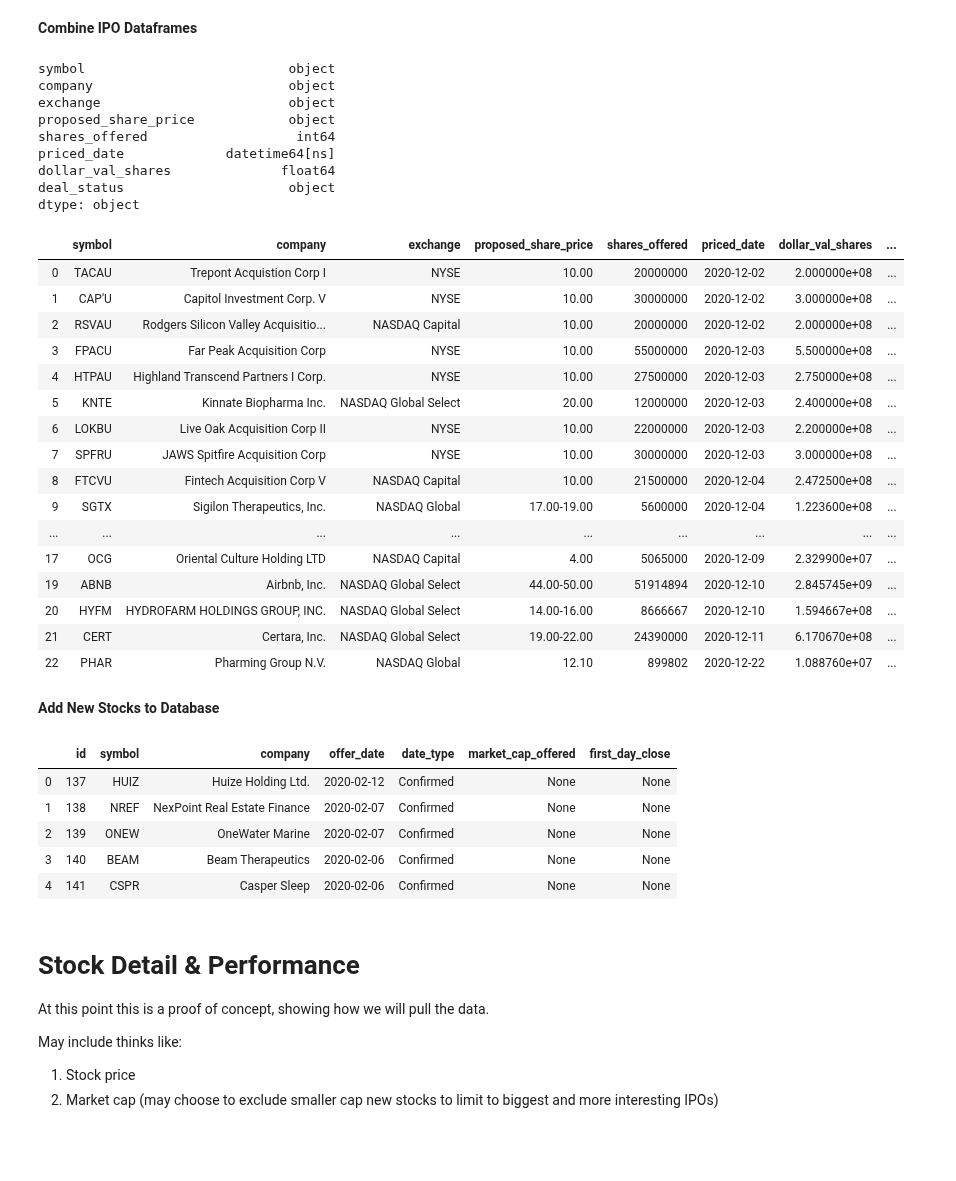
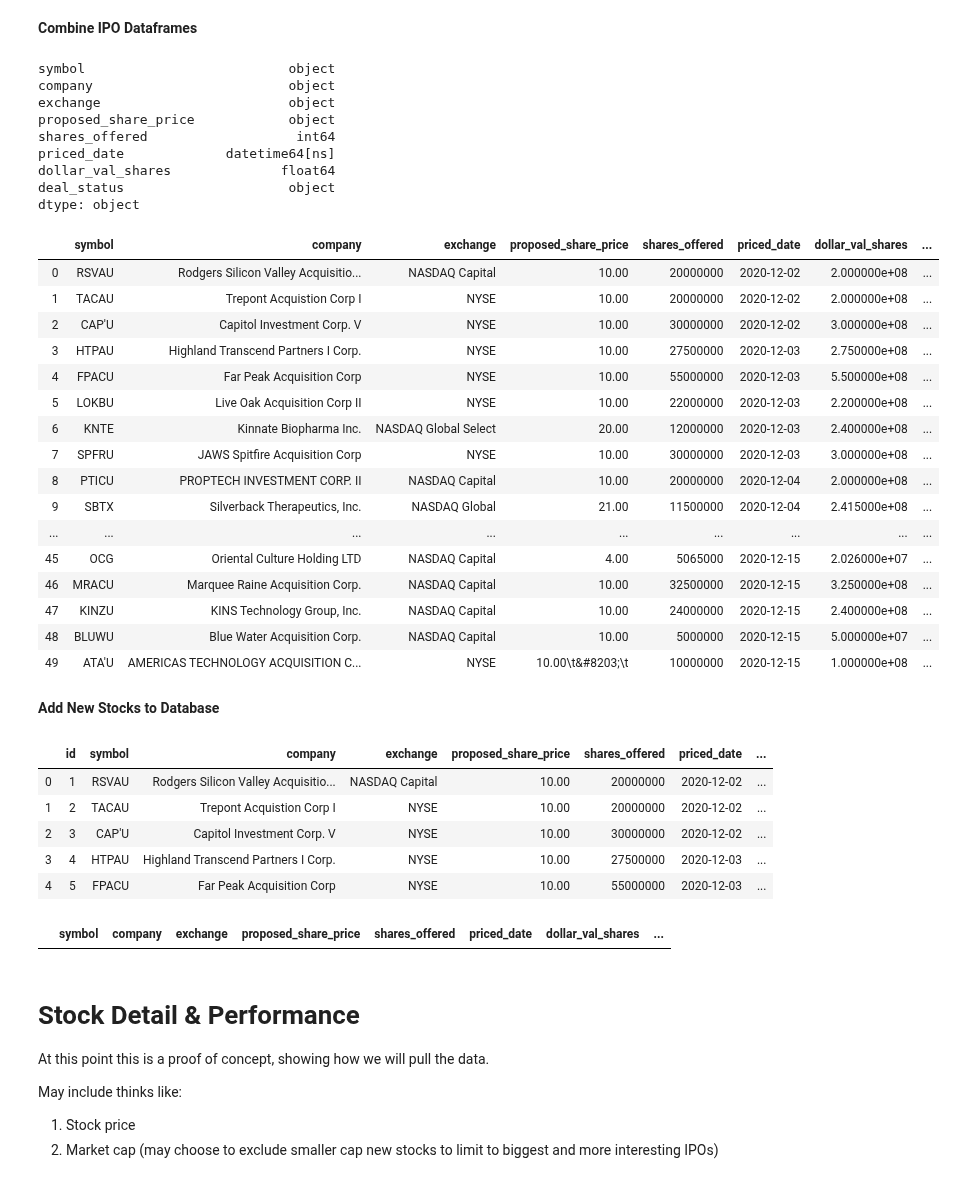
Before and after one commit to admiral810/IPO_tracker, a Jupyter notebook: get_IPO_data.ipynb, the cells around one changed output. Drawn from its saved outputs; the diff is of its cells as text; code cells hidden in the pictures; blank space fills up the shorter version.

```diff
--- a/get_IPO_data.ipynb
+++ b/get_IPO_data.ipynb
@@ -107,53 +112,53 @@ __Combine IPO Dataframes__
 # %%
 # combine IPO dataframes
 ipo_df = pd.concat(scraped_ipo_dfs, ignore_index=True, sort=False)
 
 # change column datatypes
 ipo_df[['shares_offered', 'dollar_val_shares']] = ipo_df[['shares_offered', 'dollar_val_shares']].apply(pd.to_numeric)
 ipo_df['priced_date'] = pd.to_datetime(ipo_df['priced_date'], format="%m/%d/%Y")
 ipo_df = ipo_df.sort_values(by='priced_date', ascending=True).reset_index(drop=True)
 print(ipo_df.dtypes)
 ipo_df = ipo_df.dropna()
-ipo_df
+ipo_df.head()
 # %% [output]
 symbol                          object
 company                         object
 exchange                        object
 proposed_share_price            object
 shares_offered                   int64
 priced_date             datetime64[ns]
 dollar_val_shares              float64
 deal_status                     object
 dtype: object
 |  | symbol | company | exchange | proposed_share_price | shares_offered | priced_date | dollar_val_shares | ... |
-| 0 | TACAU | Trepont Acquistion Corp I | NYSE | 10.00 | 20000000 | 2020-12-02 | 2.000000e+08 | ... |
-| 1 | CAP'U | Capitol Investment Corp. V | NYSE | 10.00 | 30000000 | 2020-12-02 | 3.000000e+08 | ... |
-| 2 | RSVAU | Rodgers Silicon Valley Acquisitio... | NASDAQ Capital | 10.00 | 20000000 | 2020-12-02 | 2.000000e+08 | ... |
-| 3 | FPACU | Far Peak Acquisition Corp | NYSE | 10.00 | 55000000 | 2020-12-03 | 5.500000e+08 | ... |
-| 4 | HTPAU | Highland Transcend Partners I Corp. | NYSE | 10.00 | 27500000 | 2020-12-03 | 2.750000e+08 | ... |
-| 5 | KNTE | Kinnate Biopharma Inc. | NASDAQ Global Select | 20.00 | 12000000 | 2020-12-03 | 2.400000e+08 | ... |
-| 6 | LOKBU | Live Oak Acquisition Corp II | NYSE | 10.00 | 22000000 | 2020-12-03 | 2.200000e+08 | ... |
+| 0 | RSVAU | Rodgers Silicon Valley Acquisitio... | NASDAQ Capital | 10.00 | 20000000 | 2020-12-02 | 2.000000e+08 | ... |
+| 1 | TACAU | Trepont Acquistion Corp I | NYSE | 10.00 | 20000000 | 2020-12-02 | 2.000000e+08 | ... |
+| 2 | CAP'U | Capitol Investment Corp. V | NYSE | 10.00 | 30000000 | 2020-12-02 | 3.000000e+08 | ... |
+| 3 | HTPAU | Highland Transcend Partners I Corp. | NYSE | 10.00 | 27500000 | 2020-12-03 | 2.750000e+08 | ... |
+| 4 | FPACU | Far Peak Acquisition Corp | NYSE | 10.00 | 55000000 | 2020-12-03 | 5.500000e+08 | ... |
+| 5 | LOKBU | Live Oak Acquisition Corp II | NYSE | 10.00 | 22000000 | 2020-12-03 | 2.200000e+08 | ... |
+| 6 | KNTE | Kinnate Biopharma Inc. | NASDAQ Global Select | 20.00 | 12000000 | 2020-12-03 | 2.400000e+08 | ... |
 | 7 | SPFRU | JAWS Spitfire Acquisition Corp | NYSE | 10.00 | 30000000 | 2020-12-03 | 3.000000e+08 | ... |
-| 8 | FTCVU | Fintech Acquisition Corp V | NASDAQ Capital | 10.00 | 21500000 | 2020-12-04 | 2.472500e+08 | ... |
-| 9 | SGTX | Sigilon Therapeutics, Inc. | NASDAQ Global | 17.00-19.00 | 5600000 | 2020-12-04 | 1.223600e+08 | ... |
+| 8 | PTICU | PROPTECH INVESTMENT CORP. II | NASDAQ Capital | 10.00 | 20000000 | 2020-12-04 | 2.000000e+08 | ... |
+| 9 | SBTX | Silverback Therapeutics, Inc. | NASDAQ Global | 21.00 | 11500000 | 2020-12-04 | 2.415000e+08 | ... |
 | ... | ... | ... | ... | ... | ... | ... | ... | ... |
-| 17 | OCG | Oriental Culture Holding LTD | NASDAQ Capital | 4.00 | 5065000 | 2020-12-09 | 2.329900e+07 | ... |
-| 19 | ABNB | Airbnb, Inc. | NASDAQ Global Select | 44.00-50.00 | 51914894 | 2020-12-10 | 2.845745e+09 | ... |
-| 20 | HYFM | HYDROFARM HOLDINGS GROUP, INC. | NASDAQ Global Select | 14.00-16.00 | 8666667 | 2020-12-10 | 1.594667e+08 | ... |
-| 21 | CERT | Certara, Inc. | NASDAQ Global Select | 19.00-22.00 | 24390000 | 2020-12-11 | 6.170670e+08 | ... |
-| 22 | PHAR | Pharming Group N.V. | NASDAQ Global | 12.10 | 899802 | 2020-12-22 | 1.088760e+07 | ... |
+| 45 | OCG | Oriental Culture Holding LTD | NASDAQ Capital | 4.00 | 5065000 | 2020-12-15 | 2.026000e+07 | ... |
+| 46 | MRACU | Marquee Raine Acquisition Corp. | NASDAQ Capital | 10.00 | 32500000 | 2020-12-15 | 3.250000e+08 | ... |
+| 47 | KINZU | KINS Technology Group, Inc. | NASDAQ Capital | 10.00 | 24000000 | 2020-12-15 | 2.400000e+08 | ... |
+| 48 | BLUWU | Blue Water Acquisition Corp. | NASDAQ Capital | 10.00 | 5000000 | 2020-12-15 | 5.000000e+07 | ... |
+| 49 | ATA'U | AMERICAS TECHNOLOGY ACQUISITION C... | NYSE | 10.00\t&#8203;\t | 10000000 | 2020-12-15 | 1.000000e+08 | ... |
 # %% [markdown]
 __Add New Stocks to Database__
 # %%
 # Bring in ipo table
 engine = create_engine('postgresql://postgres:postgres@localhost:5432/IPO_tracker')
 connection = engine.connect()
-sql_ipo_df = pd.read_sql("SELECT * FROM ipo", connection)
+sql_ipo_df = pd.read_sql("SELECT * FROM stocks", connection)
 sql_ipo_df.head()
 # %% [output]
-|  | id | symbol | company | offer_date | date_type | market_cap_offered | first_day_close |
-| 0 | 137 | HUIZ | Huize Holding Ltd. | 2020-02-12 | Confirmed | None | None |
-| 1 | 138 | NREF | NexPoint Real Estate Finance | 2020-02-07 | Confirmed | None | None |
-| 2 | 139 | ONEW | OneWater Marine | 2020-02-07 | Confirmed | None | None |
-| 3 | 140 | BEAM | Beam Therapeutics | 2020-02-06 | Confirmed | None | None |
-| 4 | 141 | CSPR | Casper Sleep | 2020-02-06 | Confirmed | None | None |
+|  | id | symbol | company | exchange | proposed_share_price | shares_offered | priced_date | ... |
+| 0 | 1 | RSVAU | Rodgers Silicon Valley Acquisitio... | NASDAQ Capital | 10.00 | 20000000 | 2020-12-02 | ... |
+| 1 | 2 | TACAU | Trepont Acquistion Corp I | NYSE | 10.00 | 20000000 | 2020-12-02 | ... |
+| 2 | 3 | CAP'U | Capitol Investment Corp. V | NYSE | 10.00 | 30000000 | 2020-12-02 | ... |
+| 3 | 4 | HTPAU | Highland Transcend Partners I Corp. | NYSE | 10.00 | 27500000 | 2020-12-03 | ... |
+| 4 | 5 | FPACU | Far Peak Acquisition Corp | NYSE | 10.00 | 55000000 | 2020-12-03 | ... |
@@ -164,5 +165,8 @@ sql_ipo_df_expected
 # %%
 new_ipos_df = ipo_df[~ipo_df["symbol"].isin(sql_ipo_df["symbol"])]
+new_ipos_df.head()
 new_ipos_df
+# %% [output]
+|  | symbol | company | exchange | proposed_share_price | shares_offered | priced_date | dollar_val_shares | ... |
 # %%
 # load data
```
Also changed, not shown: parts of 9 cells of this notebook, 2 other files.
